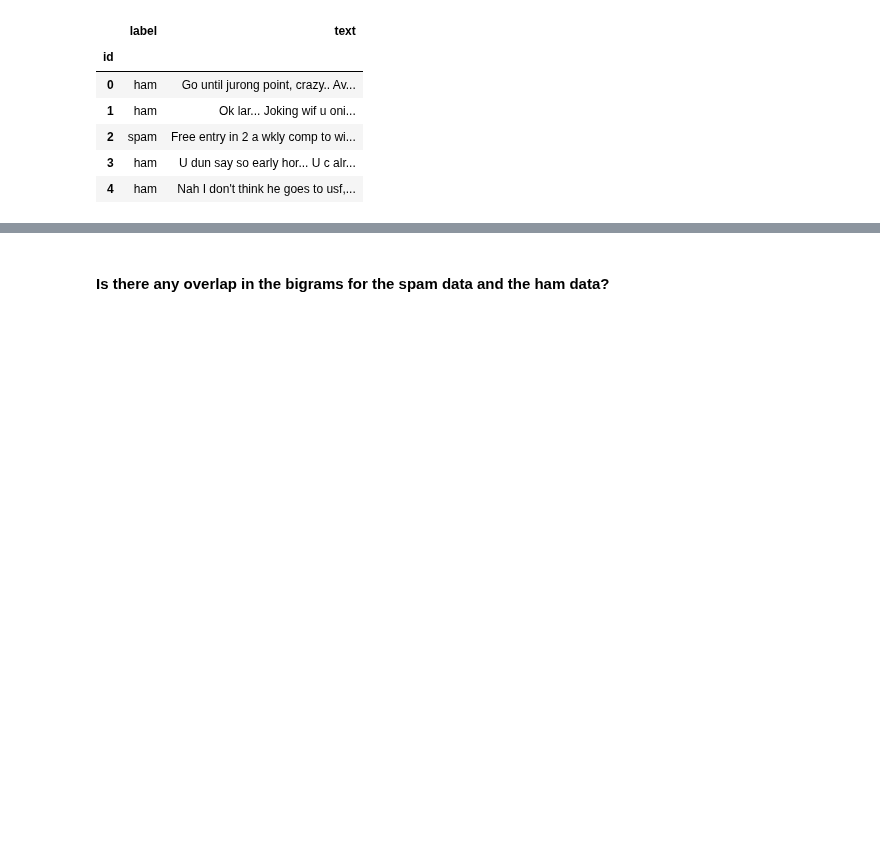
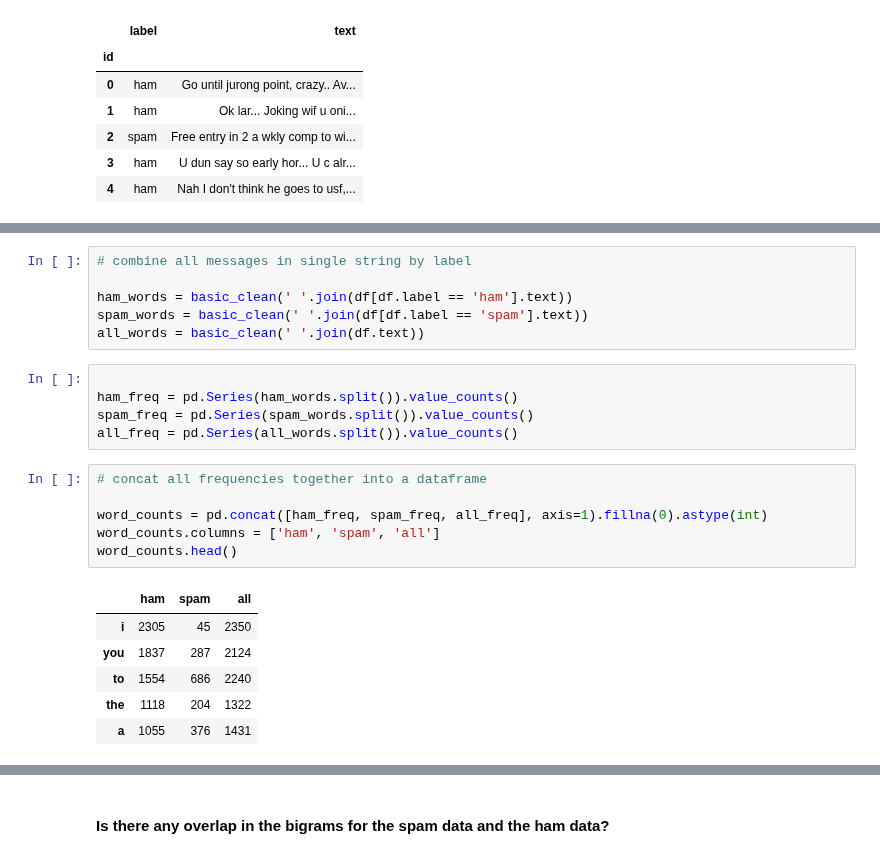
Before and after one commit to jeffakins/natural_language_processing, a Jupyter notebook: explore.ipynb, the cells around one changed output, grey strips where cells are left out. Drawn from its saved outputs; the diff is of its cells as text; blank space fills up the shorter version.

```diff
--- a/explore.ipynb
+++ b/explore.ipynb
@@ -31,0 +50,24 @@ df.head()
+# %%
+# combine all messages in single string by label
+
+ham_words = basic_clean(' '.join(df[df.label == 'ham'].text))
+spam_words = basic_clean(' '.join(df[df.label == 'spam'].text))
+all_words = basic_clean(' '.join(df.text))
+# %%
+
+ham_freq = pd.Series(ham_words.split()).value_counts()
+spam_freq = pd.Series(spam_words.split()).value_counts()
+all_freq = pd.Series(all_words.split()).value_counts()
+# %%
+# concat all frequencies together into a dataframe
+
+word_counts = pd.concat([ham_freq, spam_freq, all_freq], axis=1).fillna(0).astype(int)
+word_counts.columns = ['ham', 'spam', 'all']
+word_counts.head()
+# %% [output]
+|  | ham | spam | all |
+| i | 2305 | 45 | 2350 |
+| you | 1837 | 287 | 2124 |
+| to | 1554 | 686 | 2240 |
+| the | 1118 | 204 | 1322 |
+| a | 1055 | 376 | 1431 |
```
Also changed, not shown: parts of 19 cells of this notebook, 2 other files.
